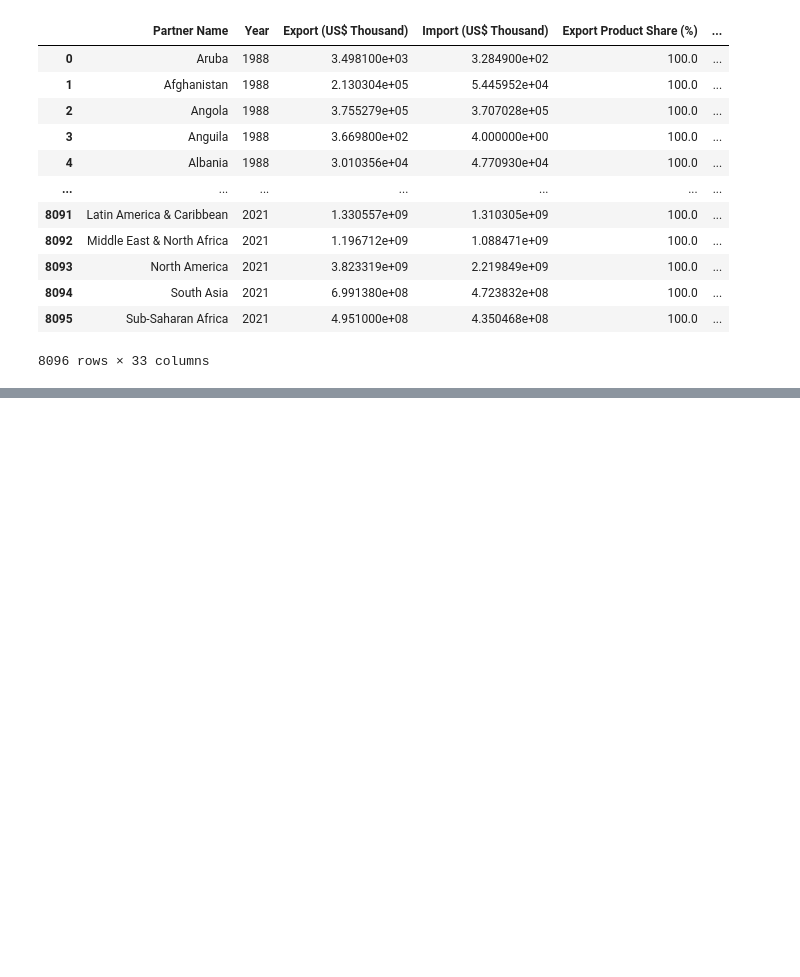
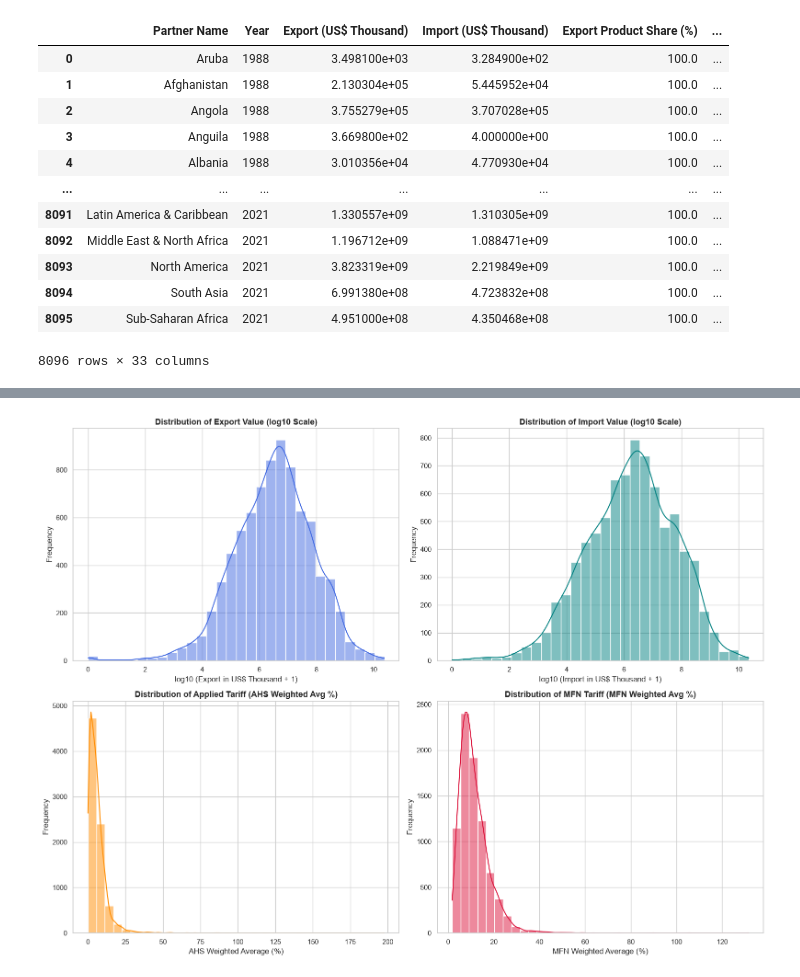
Before and after one commit to Smswad/34_years_world_export_import_dataset, a Jupyter notebook: dataset_exploration_initial_analysis.ipynb, the cells around one changed output, grey strips where cells are left out. Drawn from its saved outputs; the diff is of its cells as text; code cells hidden in the pictures; blank space fills up the shorter version.

Commit message:
feat: implement all 7 analytical tasks with clean feature dictionary and visual EDA in notebook

```diff
--- a/dataset_exploration_initial_analysis.ipynb
+++ b/dataset_exploration_initial_analysis.ipynb
@@ -26,11 +26,10 @@
 # %% [markdown]
 ## Environment Setup & Data Ingestion
 # %%
-# Don't change this Code Cell !!!
 # ==============================================================================
 # Setup & Ingestion
 # Contributor: Group 7
-# Description: Load required libraries, set display preferences, and ingest JSON
+# Description: Load libraries, configure styles, and load JSON Lines dataset
 # ==============================================================================
 import pandas as pd
 import numpy as np
@@ -38,8 +37,9 @@ import matplotlib.pyplot as plt
 import seaborn as sns
 
 # Visualization styling
-sns.set_theme(style="whitegrid")
+sns.set_theme(style="whitegrid", palette="muted")
 plt.rcParams["figure.figsize"] = (10, 6)
+plt.rcParams["font.size"] = 11
 
 # Display preferences: show all columns, preview 10 rows (first 5 and last 5)
 pd.set_option("display.max_columns", None)
@@ -49,7 +49,7 @@ pd.set_option("display.max_rows", 10)
 json_path = "34_years_world_export_import_dataset.json"
 df = pd.read_json(json_path, lines=True)
 
-# Preview dataset shape and first/last records
+# Preview dataset shape and confirmation
 print(f"Dataset successfully loaded: {df.shape[0]} rows, {df.shape[1]} columns.")
 df
 # %% [output]
@@ -160,0 +226,77 @@ df.info()
+# %%
+# ==============================================================================
+# Task 3: Distribution and Shape Analysis
+# Contributor: Group 7
+# Description: Plot histograms with KDE, boxplots, and calculate IQR outlier bounds
+# ==============================================================================
+
+# 1. Visualizing Distributions (Histograms with KDE)
+fig, axes = plt.subplots(2, 2, figsize=(16, 12))
+
+# Export Distribution (Log Scale for readability)
+sns.histplot(np.log10(df["Export (US$ Thousand)"] + 1), kde=True, ax=axes[0, 0], color="royalblue", bins=30)
+axes[0, 0].set_title("Distribution of Export Value (log10 Scale)", fontsize=13, fontweight="bold")
+axes[0, 0].set_xlabel("log10 (Export in US$ Thousand + 1)")
+axes[0, 0].set_ylabel("Frequency")
+
+# Import Distribution (Log Scale for readability)
+sns.histplot(np.log10(df["Import (US$ Thousand)"] + 1), kde=True, ax=axes[0, 1], color="teal", bins=30)
+axes[0, 1].set_title("Distribution of Import Value (log10 Scale)", fontsize=13, fontweight="bold")
+axes[0, 1].set_xlabel("log10 (Import in US$ Thousand + 1)")
+axes[0, 1].set_ylabel("Frequency")
+
+# AHS Weighted Average Tariff
+sns.histplot(df["AHS Weighted Average (%)"].dropna(), kde=True, ax=axes[1, 0], color="darkorange", bins=35)
+axes[1, 0].set_title("Distribution of Applied Tariff (AHS Weighted Avg %)", fontsize=13, fontweight="bold")
+axes[1, 0].set_xlabel("AHS Weighted Average (%)")
+axes[1, 0].set_ylabel("Frequency")
+
+# MFN Weighted Average Tariff
+sns.histplot(df["MFN Weighted Average (%)"].dropna(), kde=True, ax=axes[1, 1], color="crimson", bins=35)
+axes[1, 1].set_title("Distribution of MFN Tariff (MFN Weighted Avg %)", fontsize=13, fontweight="bold")
+axes[1, 1].set_xlabel("MFN Weighted Average (%)")
+axes[1, 1].set_ylabel("Frequency")
+
+plt.tight_layout()
+plt.show()
+
+# 2. Boxplots to Inspect Dispersion and Outliers
+fig, axes = plt.subplots(1, 2, figsize=(15, 6))
+
+sns.boxplot(data=df[["AHS Weighted Average (%)", "MFN Weighted Average (%)"]], ax=axes[0], palette="Set2")
+axes[0].set_title("Boxplot of Tariff Rates (%)", fontsize=13, fontweight="bold")
+axes[0].set_ylabel("Tariff Rate (%)")
+
+sns.boxplot(y=np.log10(df["Export (US$ Thousand)"] + 1), ax=axes[1], color="skyblue")
+axes[1].set_title("Boxplot of Export Value (log10 Transformed)", fontsize=13, fontweight="bold")
+axes[1].set_ylabel("log10(Export Value)")
+
+plt.tight_layout()
+plt.show()
+
+# 3. IQR Outlier Analysis Table
+outlier_records = []
+for col in ["Export (US$ Thousand)", "Import (US$ Thousand)", "AHS Weighted Average (%)", "MFN Weighted Average (%)", "World Growth (%)"]:
+    s = df[col].dropna()
+    q1 = s.quantile(0.25)
+    q3 = s.quantile(0.75)
+    iqr = q3 - q1
+    lower = q1 - 1.5 * iqr
+    upper = q3 + 1.5 * iqr
+    outliers = s[(s < lower) | (s > upper)]
+    skew_val = s.skew()
+
+    outlier_records.append({
+        "Feature": col,
+        "Skewness": round(skew_val, 2),
+        "Shape": "Extremely Right-Skewed" if skew_val > 3 else ("Moderately Right-Skewed" if skew_val > 1 else "Symmetric/Mild"),
+        "Lower Bound": f"{lower:,.2f}",
+        "Upper Bound": f"{upper:,.2f}",
+        "Outlier Count": len(outliers),
+        "Outlier %": f"{(len(outliers) / len(s)) * 100:.2f}%"
+    })
+
+outlier_table = pd.DataFrame(outlier_records)
+display(outlier_table)
+# %% [output]
+[figure, added]
```
Also changed, not shown: parts of 29 cells of this notebook.
